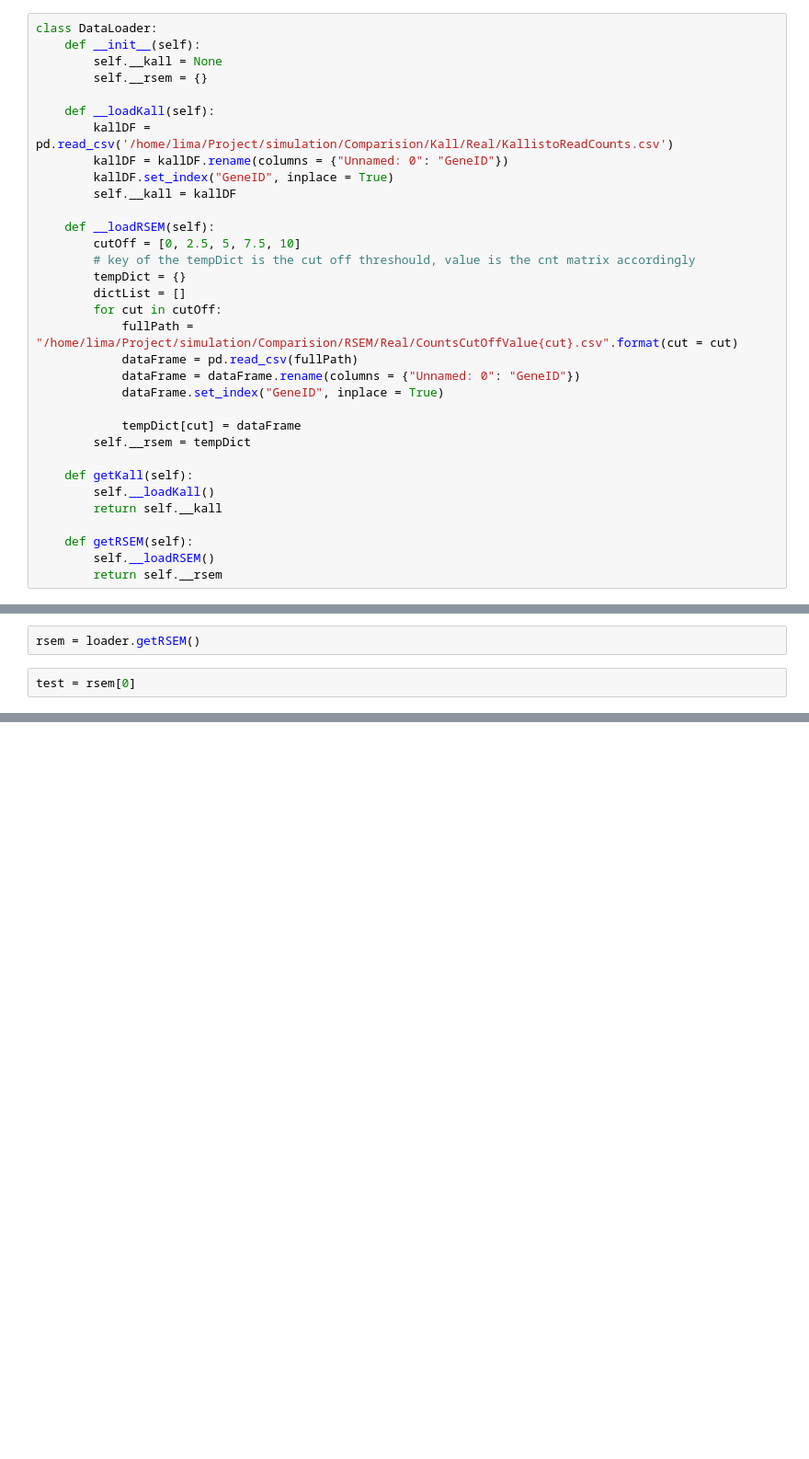
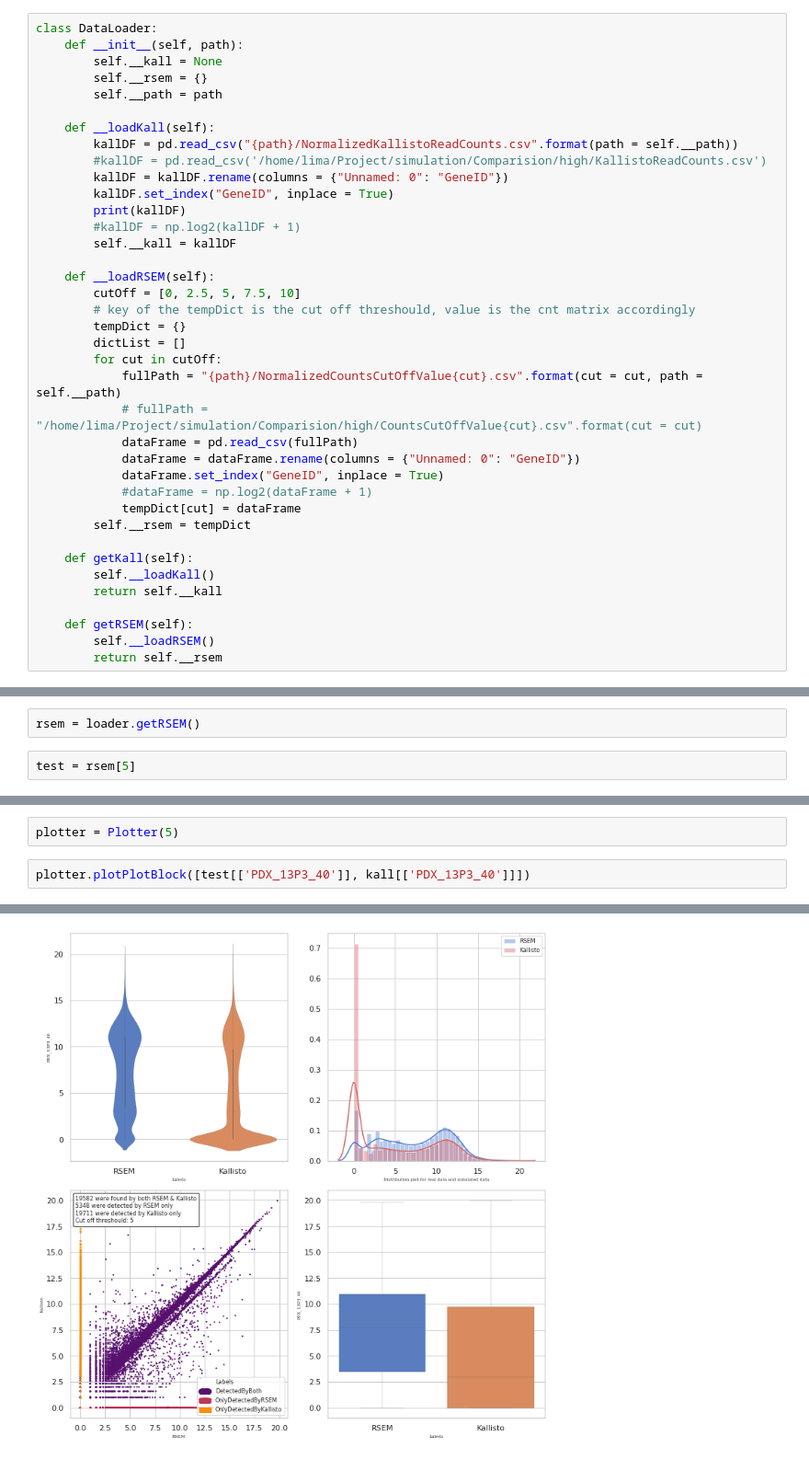
Before and after one commit to powerhorse1986/statsPlotGenerator, a Jupyter notebook: PlotComparingKallistoWithRSEM.ipynb, the cells around one changed output, grey strips where cells are left out. Shown at 92% size. Cells and saved outputs as stored; diff of their text form; blank space fills up the shorter version.

```diff
--- a/PlotComparingKallistoWithRSEM.ipynb
+++ b/PlotComparingKallistoWithRSEM.ipynb
@@ -14,14 +14,18 @@ from IPython.display import display
 %matplotlib inline
 # %%
 class DataLoader:
-    def __init__(self):
+    def __init__(self, path):
         self.__kall = None
         self.__rsem = {}
+        self.__path = path
 
     def __loadKall(self):
-        kallDF = pd.read_csv('/home/lima/Project/simulation/Comparision/Kall/Real/KallistoReadCounts.csv')
+        kallDF = pd.read_csv("{path}/NormalizedKallistoReadCounts.csv".format(path = self.__path))
+        #kallDF = pd.read_csv('/home/lima/Project/simulation/Comparision/high/KallistoReadCounts.csv')
         kallDF = kallDF.rename(columns = {"Unnamed: 0": "GeneID"})
         kallDF.set_index("GeneID", inplace = True)
+        print(kallDF)
+        #kallDF = np.log2(kallDF + 1)
         self.__kall = kallDF
 
     def __loadRSEM(self):
@@ -30,11 +34,12 @@ class DataLoader:
         tempDict = {}
         dictList = []
         for cut in cutOff:
-            fullPath = "/home/lima/Project/simulation/Comparision/RSEM/Real/CountsCutOffValue{cut}.csv".format(cut = cut)
+            fullPath = "{path}/NormalizedCountsCutOffValue{cut}.csv".format(cut = cut, path = self.__path)
+            # fullPath = "/home/lima/Project/simulation/Comparision/high/CountsCutOffValue{cut}.csv".format(cut = cut)
             dataFrame = pd.read_csv(fullPath)
             dataFrame = dataFrame.rename(columns = {"Unnamed: 0": "GeneID"})
             dataFrame.set_index("GeneID", inplace = True)
-
+            #dataFrame = np.log2(dataFrame + 1)
             tempDict[cut] = dataFrame
         self.__rsem = tempDict
 
@@ -219,4 +246,4 @@ kall = loader.getKall()
 # %%
 rsem = loader.getRSEM()
 # %%
-test = rsem[0]
+test = rsem[5]
@@ -260,0 +250,5 @@ concat.setData()
+# %%
+plotter = Plotter(5)
+# %%
+plotter.plotPlotBlock([test[['PDX_13P3_40']], kall[['PDX_13P3_40']]])
+# %% [output]
@@ -260,0 +272 @@ concat.setData()
+[figure, added]
```
Also changed, not shown: parts of 7 cells of this notebook.
